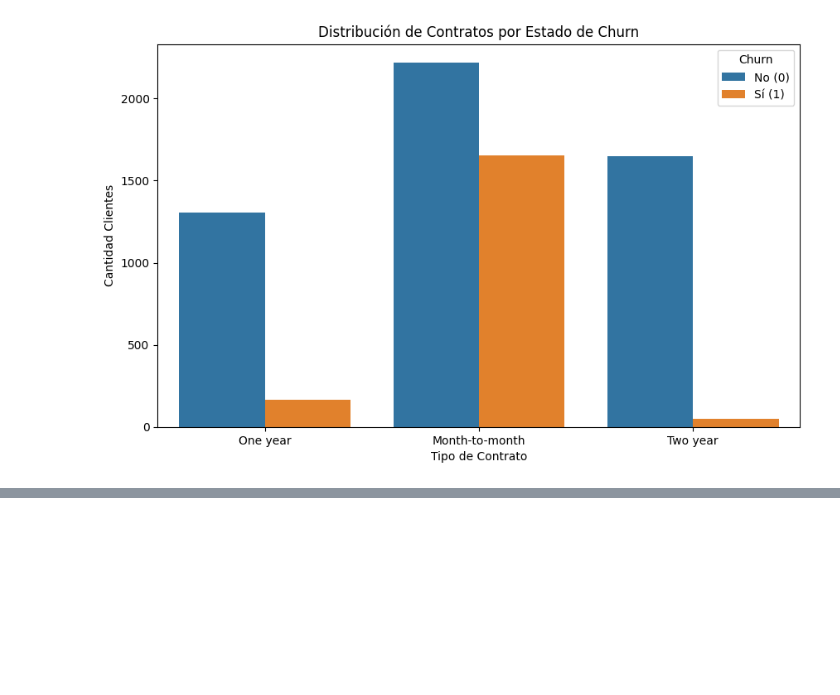
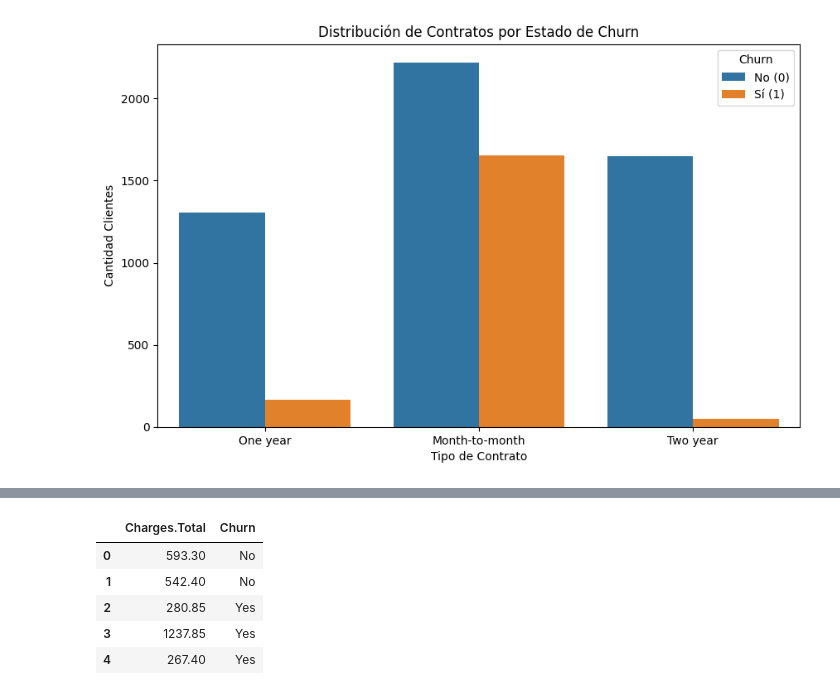
Before and after one commit to Antonio-B85/challenge-Parte-2--TelecomX, a Jupyter notebook: TelecomX_Parte2.ipynb, the cells around one changed output, grey strips where cells are left out. Saved outputs shown, nothing was run; the diff lists cells and outputs as text; code cells hidden in the pictures; blank space fills up the shorter version.

```diff
--- a/TelecomX_Parte2.ipynb
+++ b/TelecomX_Parte2.ipynb
@@ -478,0 +491,13 @@ plt.show()
+# %%
+columnas_gasto_total = [col for col in datos_org.columns if 'Charges.Total' in col]
+columnas_analisis = columnas_gasto_total + ['Churn']
+# Crear nuevo DataFrame
+df_gasto_total_churn = datos_org[columnas_analisis].copy()
+df_gasto_total_churn.head()
+# %% [output]
+|  | Charges.Total | Churn |
+| 0 | 593.30 | No |
+| 1 | 542.40 | No |
+| 2 | 280.85 | Yes |
+| 3 | 1237.85 | Yes |
+| 4 | 267.40 | Yes |
```
Also changed, not shown: parts of 6 cells of this notebook.
